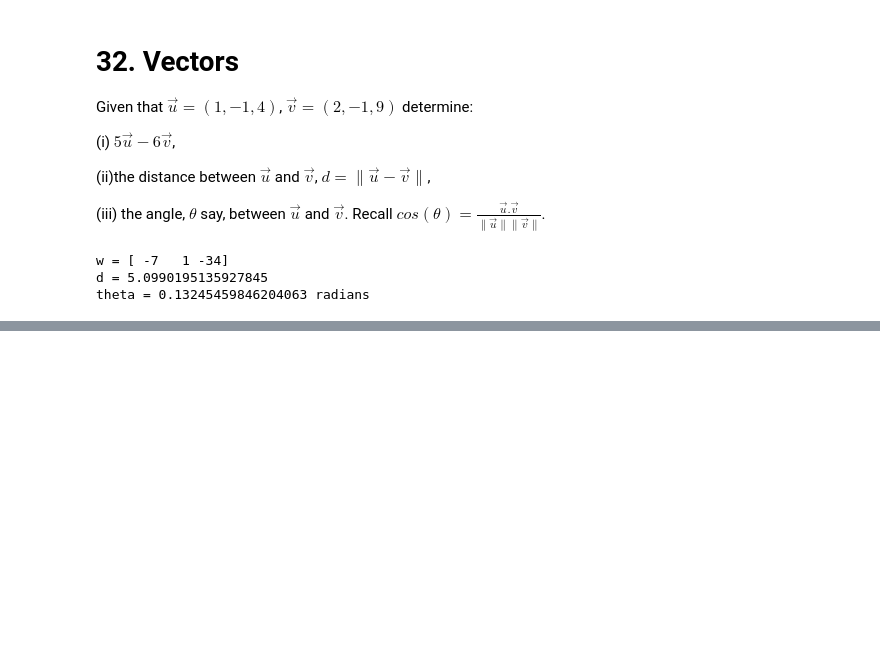
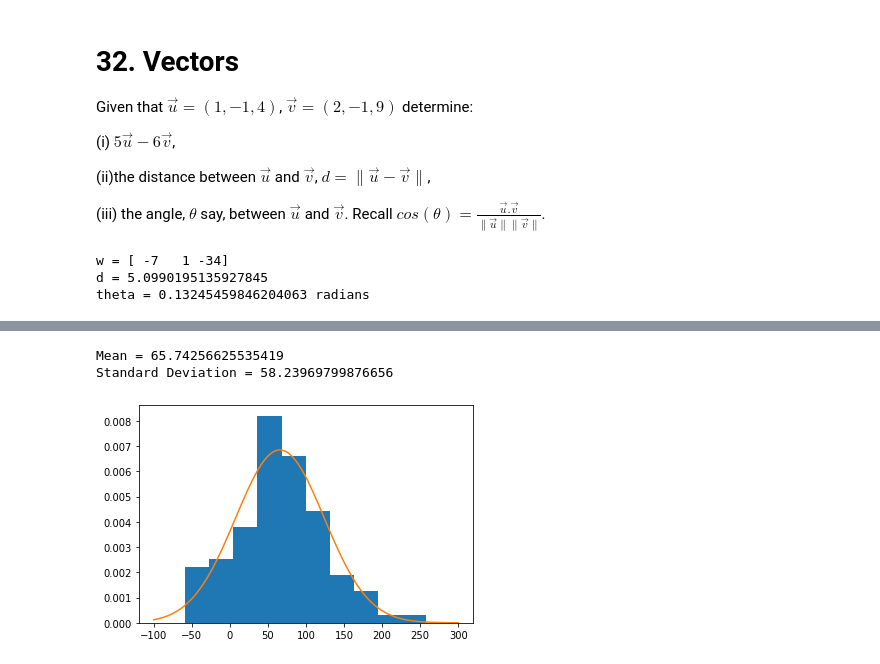
Before and after one commit to JasonBorland/SchoolMaths, a Jupyter notebook: A-Level-Maths.ipynb, the cells around one changed output, grey strips where cells are left out. Drawn from its saved outputs; the diff is of its cells as text; code cells hidden in the pictures; blank space fills up the shorter version.

```diff
--- a/A-Level-Maths.ipynb
+++ b/A-Level-Maths.ipynb
@@ -808,0 +910,19 @@ theta = 0.13245459846204063 radians
+# %%
+from scipy import stats
+import numpy as np
+import matplotlib.pyplot as plt
+data = 50 * np.random.rand() * np.random.normal(10, 10, 100) + 20
+plt.hist(data, density = True)
+xt = plt.xticks()[0]
+xmin, xmax = min(xt), max(xt)
+lnspc = np.linspace(xmin, xmax, len(data))
+m, s = stats.norm.fit(data)
+pdf_g = stats.norm.pdf(lnspc, m, s)
+plt.plot(lnspc, pdf_g)
+print('Mean =', m)
+print('Standard Deviation =', s)
+plt.show()
+# %% [output]
+Mean = 65.74256625535419
+Standard Deviation = 58.23969799876656
+[figure, added]
```
Also changed, not shown: parts of 11 cells of this notebook.
